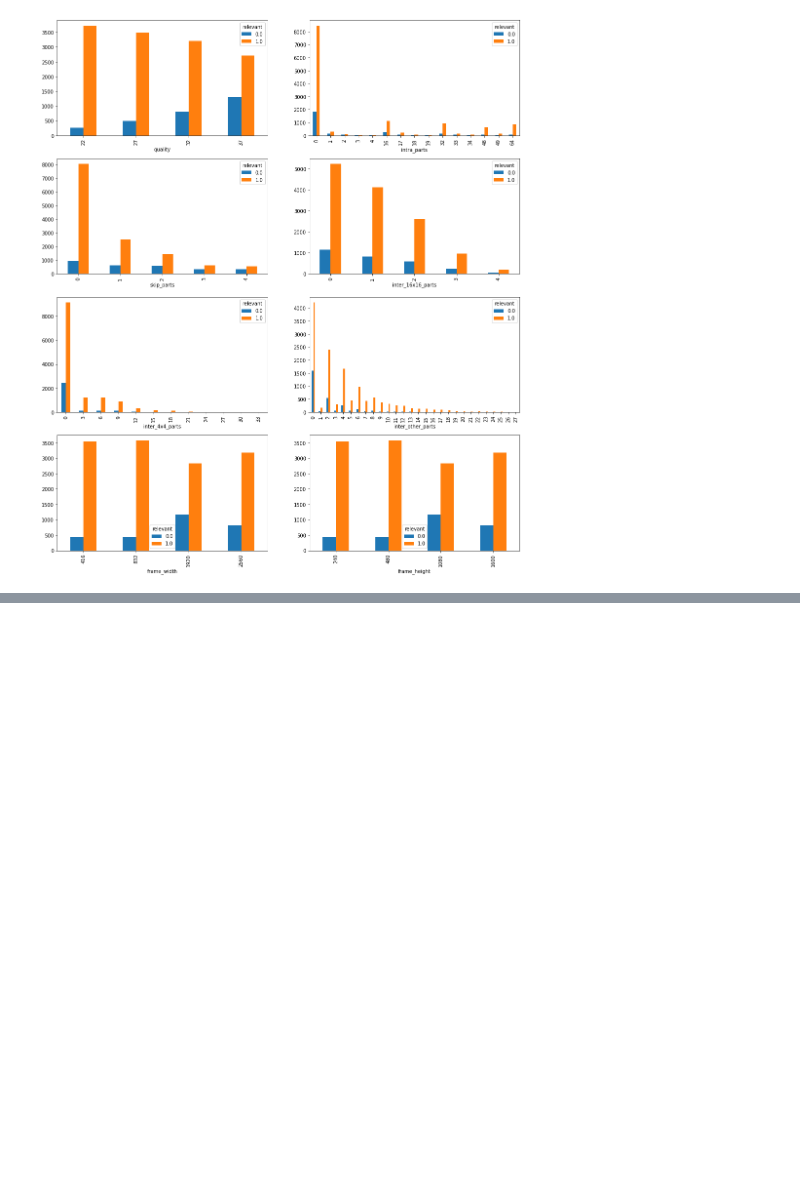
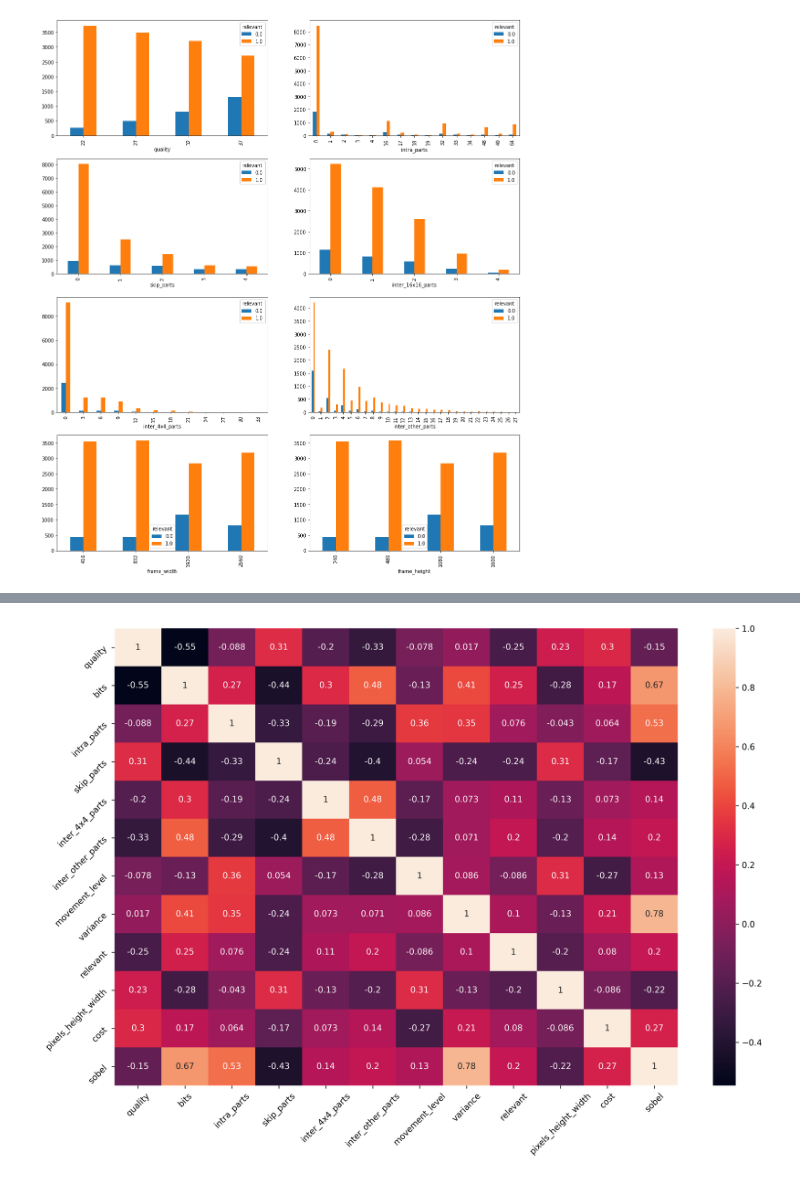
Before and after one commit to ostapkharysh/ColonoscopyDetection, a Jupyter notebook: DataDescription.ipynb, the cells around one changed output, grey strips where cells are left out. Drawn from its saved outputs; the diff is of its cells as text; code cells hidden in the pictures; blank space fills up the shorter version.

```diff
--- a/DataDescription.ipynb
+++ b/DataDescription.ipynb
@@ -145,2 +271,17 @@ plt.show()
+# %%
+# Generation of the final correlation matrix of variables we use for predicting "relevant"
+%matplotlib inline
+plt.rcParams['figure.dpi'] = 300
+plt.rcParams['savefig.dpi'] = 300
+
+plt.figure(figsize=(15, 10))
+corrMatrix = df.corr()
+viz = sns.heatmap(corrMatrix, annot=True)
+viz.set_xticklabels(viz.get_xticklabels(), rotation=45)
+viz.set_yticklabels(viz.get_yticklabels(), rotation=45)
+plt.savefig('FinalCorr.png')
+plt.show()
+# %% [output]
+[figure, added]
 # %%
 df.describe().T
```
Also changed, not shown: parts of 80 cells of this notebook.
